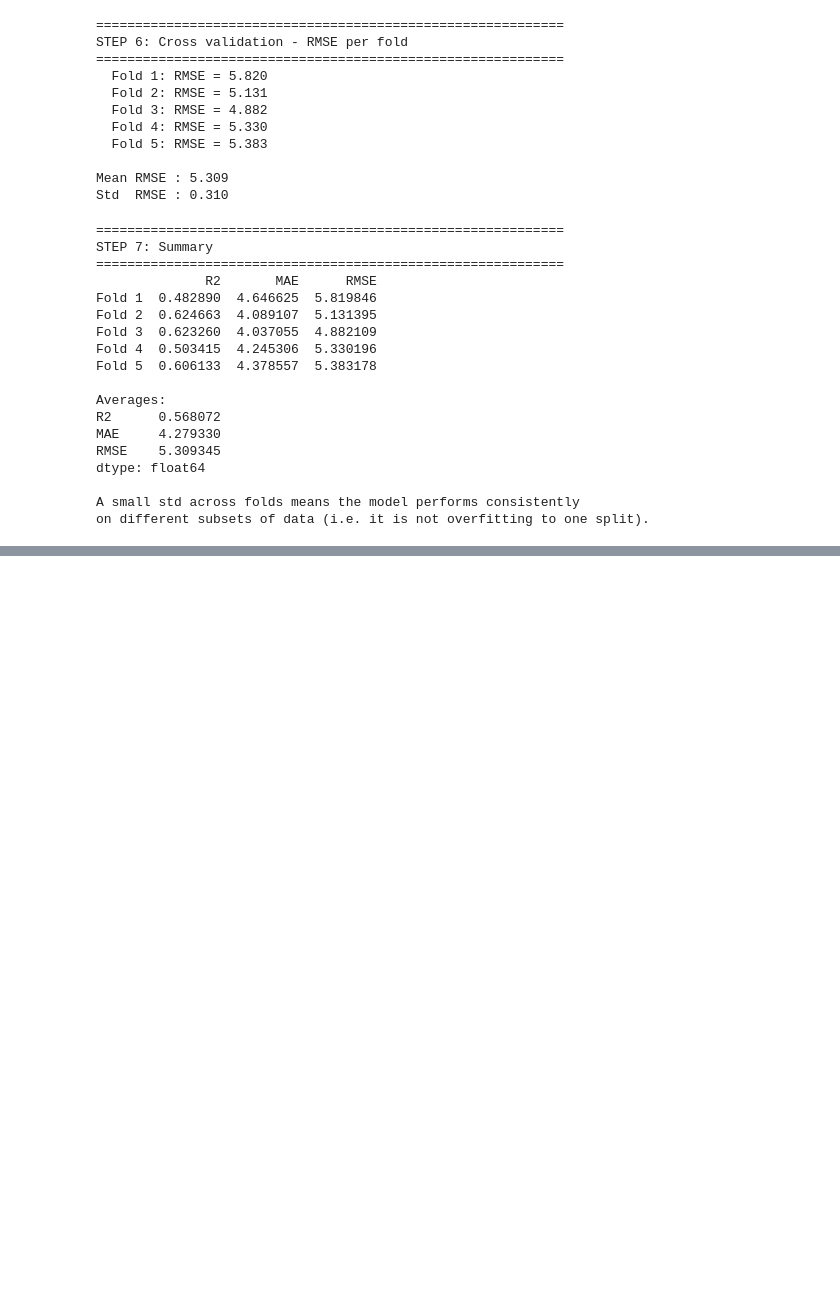
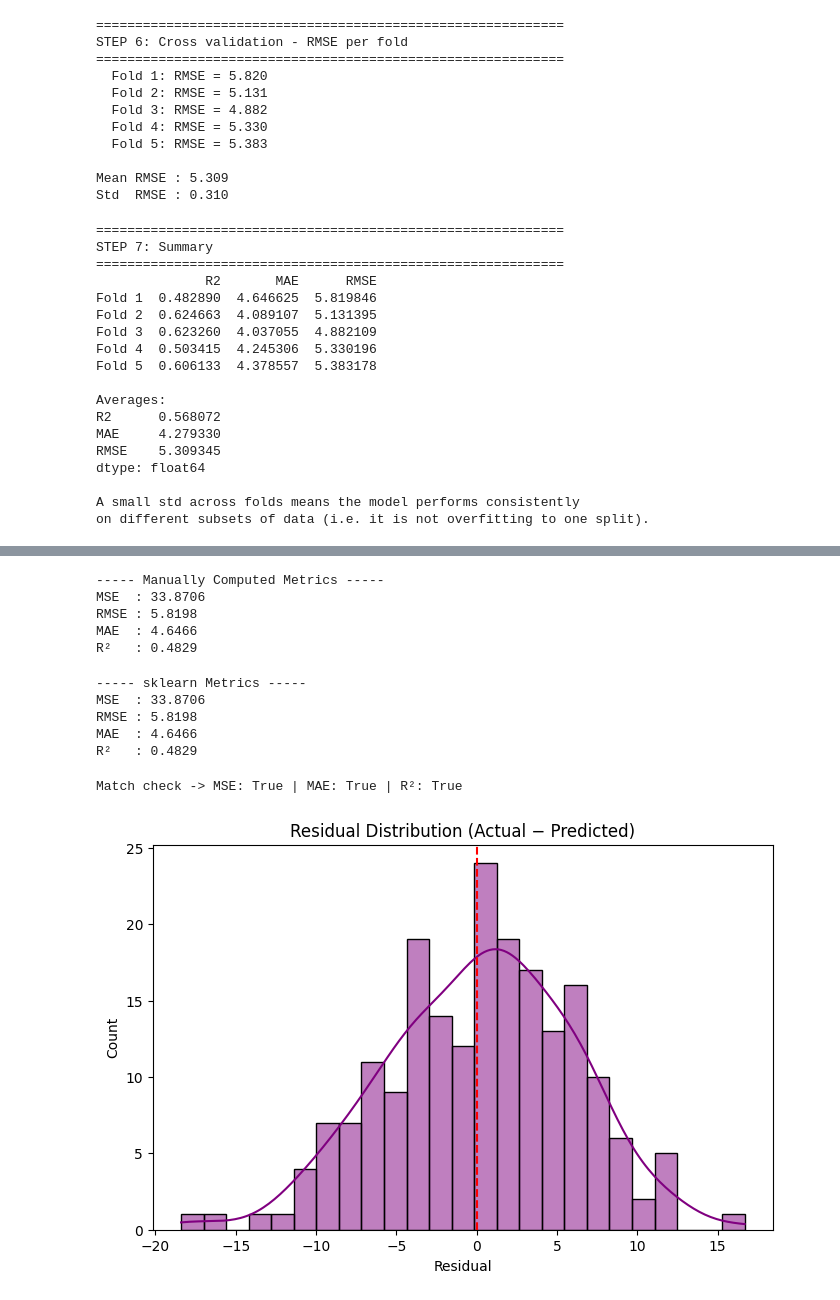
Before and after one commit to Aksh6472/ML-data-analytics-, a Jupyter notebook: Energy.ipynb, the cells around one changed output, grey strips where cells are left out. Saved outputs shown, nothing was run; the diff lists cells and outputs as text; code cells hidden in the pictures; blank space fills up the shorter version.

```diff
--- a/Energy.ipynb
+++ b/Energy.ipynb
@@ -462,0 +473,75 @@ on different subsets of data (i.e. it is not overfitting to one split).
+# %%
+# Reuse the multi-feature model setup
+X = df.drop(columns=['EnergyConsumption'])
+y = df['EnergyConsumption']
+
+scaler = StandardScaler()
+X_scaled = pd.DataFrame(scaler.fit_transform(X), columns=X.columns)
+
+X_train, X_test, y_train, y_test = train_test_split(X_scaled, y, test_size=0.2, random_state=42)
+
+model = LinearRegression().fit(X_train, y_train)
+y_pred = model.predict(X_test)
+# %%
+# ---- Performance metrics computed manually (from scratch) ----
+n = len(y_test)
+
+manual_mse  = np.sum((y_test - y_pred) ** 2) / n
+manual_mae  = np.sum(np.abs(y_test - y_pred)) / n
+manual_rmse = np.sqrt(manual_mse)
+
+ss_res = np.sum((y_test - y_pred) ** 2)        # residual sum of squares (unexplained variance)
+ss_tot = np.sum((y_test - y_test.mean()) ** 2) # total variance in actual values
+manual_r2 = 1 - (ss_res / ss_tot)
+
+print("----- Manually Computed Metrics -----")
+print(f"MSE  : {manual_mse:.4f}")
+print(f"RMSE : {manual_rmse:.4f}")
+print(f"MAE  : {manual_mae:.4f}")
+print(f"R²   : {manual_r2:.4f}")
+# %% [output]
+----- Manually Computed Metrics -----
+MSE  : 33.8706
+RMSE : 5.8198
+MAE  : 4.6466
+R²   : 0.4829
+# %%
+# ---- Same metrics computed using sklearn (to cross-check the manual math) ----
+sklearn_mse  = mean_squared_error(y_test, y_pred)
+sklearn_rmse = np.sqrt(sklearn_mse)
+sklearn_mae  = mean_absolute_error(y_test, y_pred)
+sklearn_r2   = r2_score(y_test, y_pred)
+
+print("----- sklearn Metrics -----")
+print(f"MSE  : {sklearn_mse:.4f}")
+print(f"RMSE : {sklearn_rmse:.4f}")
+print(f"MAE  : {sklearn_mae:.4f}")
+print(f"R²   : {sklearn_r2:.4f}")
+# %% [output]
+----- sklearn Metrics -----
+MSE  : 33.8706
+RMSE : 5.8198
+MAE  : 4.6466
+R²   : 0.4829
+# %%
+# Sanity check: manual and sklearn values should match exactly
+print("\nMatch check -> MSE:", np.isclose(manual_mse, sklearn_mse),
+      "| MAE:", np.isclose(manual_mae, sklearn_mae),
+      "| R²:", np.isclose(manual_r2, sklearn_r2))
+# %% [output]
+Match check -> MSE: True | MAE: True | R²: True
+# %%
+import matplotlib.pyplot as plt
+import seaborn as sns
+
+# ---- Visualize residuals (errors) to check if the model's mistakes are random or patterned ----
+residuals = y_test - y_pred
+
+plt.figure(figsize=(8,5))
+sns.histplot(residuals, kde=True, bins=25, color='purple')
+plt.axvline(0, color='red', linestyle='--')
+plt.title('Residual Distribution (Actual − Predicted)')
+plt.xlabel('Residual')
+plt.show()
+# %% [output]
+[figure, added]
```
Also changed, not shown: parts of 17 cells of this notebook.
